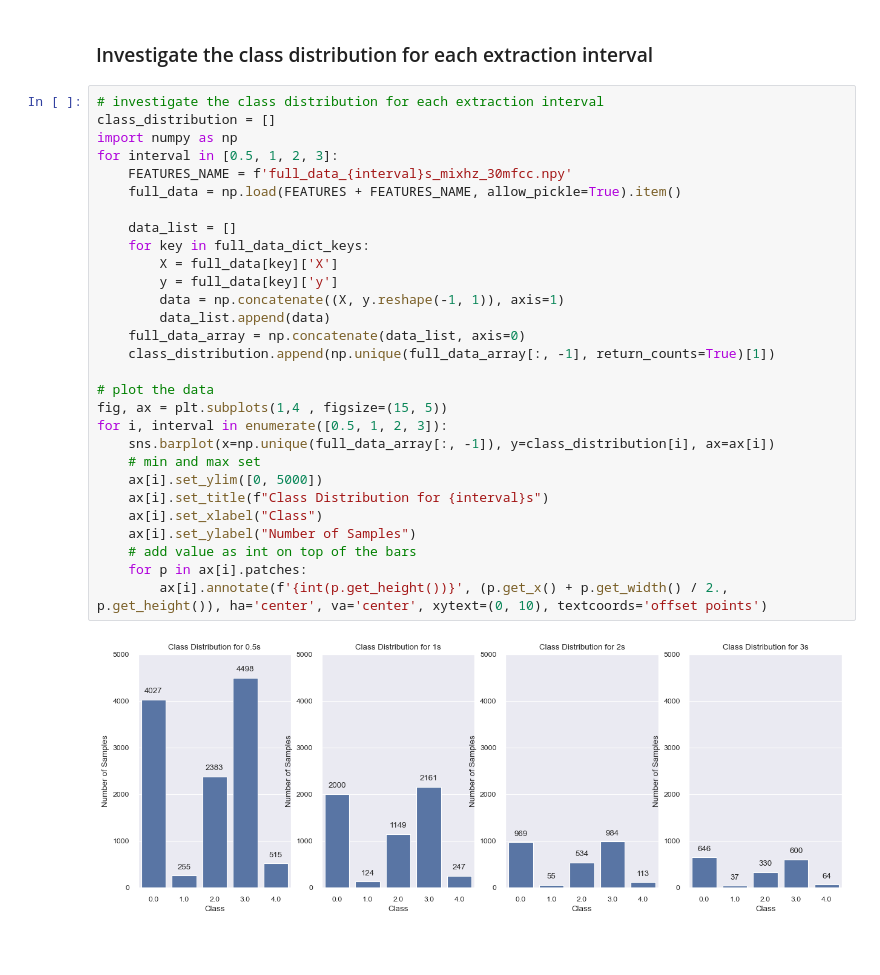
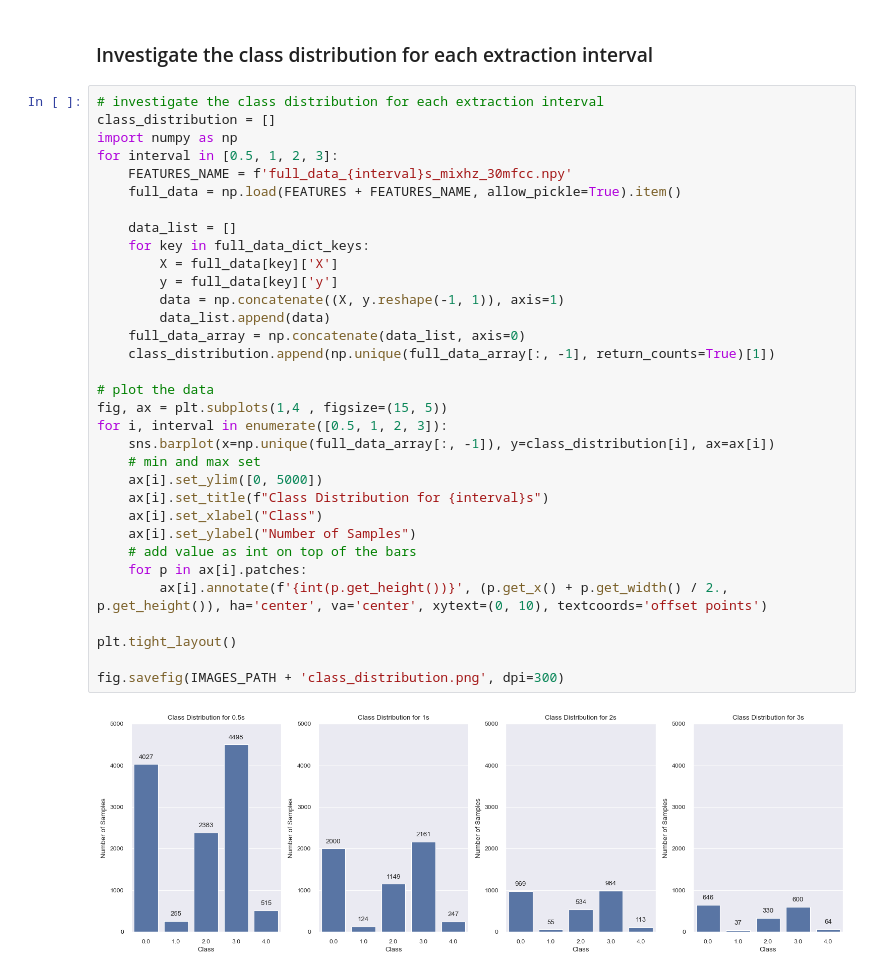
Before and after one commit to DavideLigari01/advanced-biomedical-project, a Jupyter notebook: notebooks/feature_analysis/sample_rate_impact.ipynb, the cells around one changed output. Drawn from its saved outputs; the diff is of its cells as text; blank space fills up the shorter version.

Commit message:
new figure

```diff
--- a/notebooks/feature_analysis/sample_rate_impact.ipynb
+++ b/notebooks/feature_analysis/sample_rate_impact.ipynb
@@ -400,31 +400,35 @@ Text(0, 0.5, 'Number of Samples')
 # %%
 # investigate the class distribution for each extraction interval
 class_distribution = []
 import numpy as np
 for interval in [0.5, 1, 2, 3]:
     FEATURES_NAME = f'full_data_{interval}s_mixhz_30mfcc.npy'
     full_data = np.load(FEATURES + FEATURES_NAME, allow_pickle=True).item()
 
     data_list = []
     for key in full_data_dict_keys:
         X = full_data[key]['X']
         y = full_data[key]['y']
         data = np.concatenate((X, y.reshape(-1, 1)), axis=1)
         data_list.append(data)
     full_data_array = np.concatenate(data_list, axis=0)
     class_distribution.append(np.unique(full_data_array[:, -1], return_counts=True)[1])
 
 # plot the data
 fig, ax = plt.subplots(1,4 , figsize=(15, 5))
 for i, interval in enumerate([0.5, 1, 2, 3]):
     sns.barplot(x=np.unique(full_data_array[:, -1]), y=class_distribution[i], ax=ax[i])
     # min and max set
     ax[i].set_ylim([0, 5000])
     ax[i].set_title(f"Class Distribution for {interval}s")
     ax[i].set_xlabel("Class")
     ax[i].set_ylabel("Number of Samples")
     # add value as int on top of the bars
     for p in ax[i].patches:
         ax[i].annotate(f'{int(p.get_height())}', (p.get_x() + p.get_width() / 2., p.get_height()), ha='center', va='center', xytext=(0, 10), textcoords='offset points')
+
+plt.tight_layout()
+
+fig.savefig(IMAGES_PATH + 'class_distribution.png', dpi=300)
 # %% [output]
-[figure, old version]
+[figure, new version]
```
Also changed, not shown: 1 other file.
